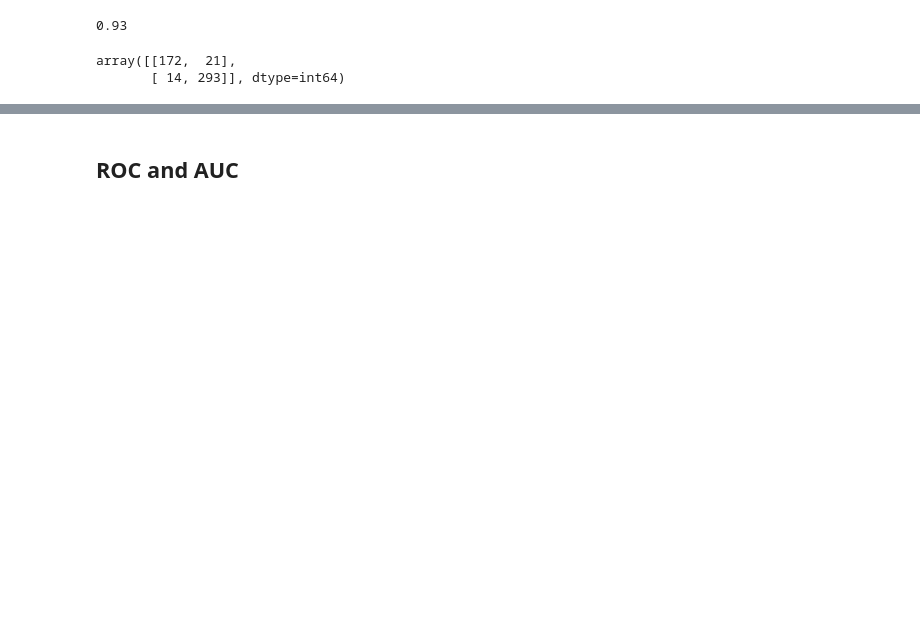
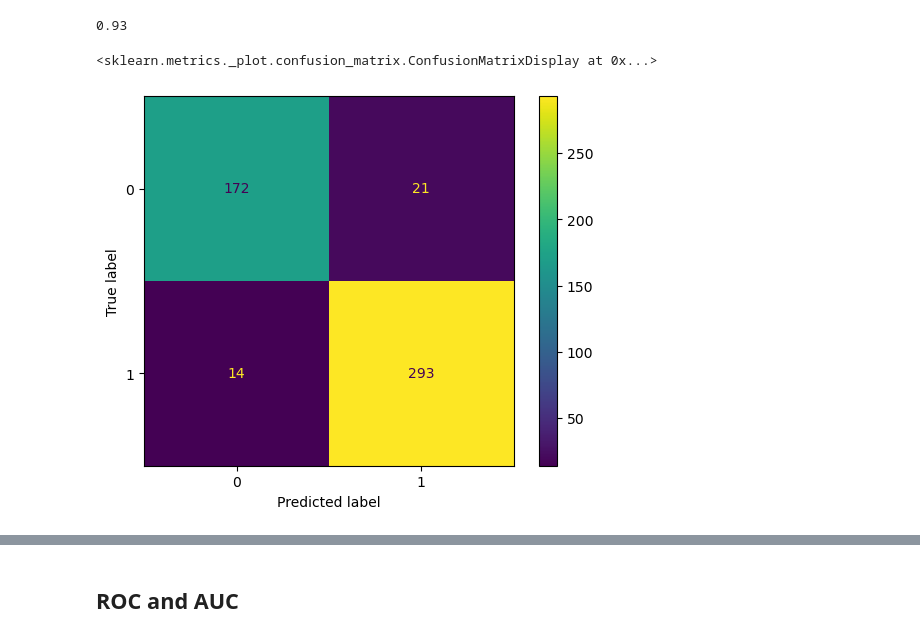
Before and after one commit to Omar-Abdalrahim/ML-52-23411, a Jupyter notebook: Classification/Logestic Regression/Lab5_1.ipynb, the cells around one changed output, grey strips where cells are left out. Saved outputs shown, nothing was run; the diff lists cells and outputs as text; code cells hidden in the pictures; blank space fills up the shorter version.

```diff
--- a/Classification/Logestic Regression/Lab5_1.ipynb
+++ b/Classification/Logestic Regression/Lab5_1.ipynb
@@ -89,7 +88,7 @@ accuracy_score(y_test,y_pred)
 # %% [output]
 0.93
 # %%
-confusion_matrix(y_test,y_pred)
+ConfusionMatrixDisplay.from_predictions(y_test,y_pred)
 # %% [output]
-array([[172,  21],
-       [ 14, 293]], dtype=int64)
+<sklearn.metrics._plot.confusion_matrix.ConfusionMatrixDisplay at 0x...>
+[figure, added]
```
Also changed, not shown: parts of 7 cells of this notebook, 9 other files.
